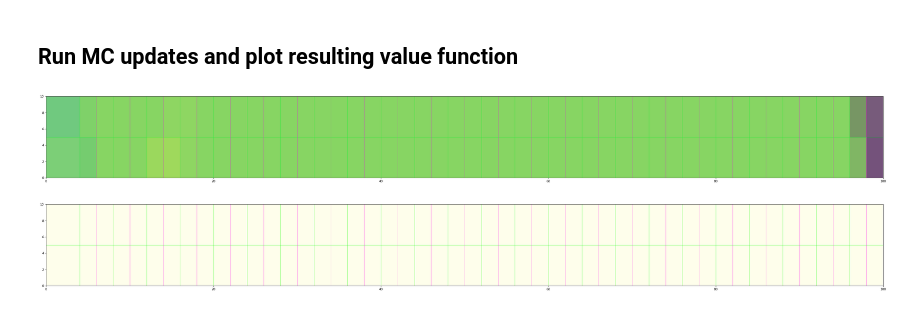
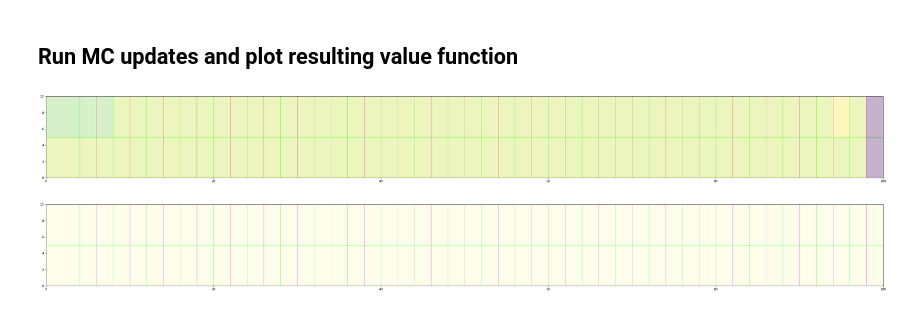
Before and after one commit to obisargoni/CrossingDynaAgent, a Jupyter notebook: plot_crossing_model.ipynb, the cells around one changed output. Cells and saved outputs as stored; diff of their text form; code cells hidden in the pictures.

Commit message:
Refactoring of plotting of value function into functions

```diff
--- a/plot_crossing_model.ipynb
+++ b/plot_crossing_model.ipynb
@@ -109,10 +109,10 @@ def highlight_tiling_group(tg, s = None, f = None, ax=None, linewidth=0.5, color
     rects = []
     for i,t in enumerate(tg.tilings):
         if s is not None:
-            r_bounds = state_tile(s, t)
+            r_bounds = state_bounds(s, t)
         else:
             fi = tg.decompose_feature(f)[i]
-            r_bounds = feature_tile(fi, t)
+            r_bounds = feature_bounds(fi, t)
         rects.append(r_bounds)
 
     # Now choose what to plot
@@ -134,3 +146,21 @@ def highlight_tiling_group(tg, s = None, f = None, ax=None, linewidth=0.5, color
+# %%
+def plot_feature_values(tg, features, values, figsize, nbins = 10, cmap = 'viridis', alpha = 0.5, op = 'union'):
+
+    # Bin values and get colours for each bin
+    hist, bin_edges = np.histogram(values, bins = nbins)
+    value_colors = cm.get_cmap(name = cmap, lut = len(bin_edges)).colors
+
+    ax = plt.figure(figsize=figsize).gca()
+    colors = distinctipy.get_colors(tg.ntilings)
+    plot_tiling_group(tg, ax=ax, linewidth=0.5, colors=colors)
+
+    for i, f in enumerate(features):
+        # Get bin
+        bin_ind = np.digitize(values[i], value_bin_edges) - 1
+        c = value_colors[bin_ind][:-1]
+        c = tuple(np.append(c, alpha))
+        _ = highlight_tiling_group(tg, f=f, ax=ax, colors=[c], op = op)
+    return ax
 # %% [markdown]
 ## Initialise road model with single pedestrian
 # %%
@@ -184,14 +214,5 @@ w_av = ped.internal_model.w.mean(axis = 1)
 N_av = ped.internal_model.N.mean(axis = 1)
 # %%
 # Loop through the nodes of the MDP - these are all the states
-mdp_nodes_features = ped.internal_model.dict_id_feature
-features = []
-values = []
-n_visits = []
-for n, f in mdp_nodes_features.items():
-    features.append(f)
-    q = np.matmul(f, w_av)
-    values.append(q)
-
-    num = np.matmul(f, N_av) / np.matmul(f,f)
-    n_visits.append(num)
+features = list(ped.internal_model.dict_id_feature.values())
+unpacked = unpack_feature_values(features, w = w_av, N = N_av)
@@ -206,28 +219,10 @@ n_colors = cm.get_cmap(name = 'magma', lut = len(n_bin_edges)).colors
-# %%
-# Plot value function
-ax = plt.figure(figsize=(road_length*0.5, road_width * 0.5)).gca()
-colors = distinctipy.get_colors(ped._tg.ntilings)
-plot_tiling_group(ped._tg, ax=ax, linewidth=0.5, colors=colors)
-
-for i, f in enumerate(features):
-    # Get bin
-    bin_ind = np.digitize(values[i], value_bin_edges) - 1
-    c = value_colors[bin_ind][:-1]
-    c = tuple(np.append(c, 0.5))
-    highlight_tiling_group(ped._tg, f=f, ax=ax, colors=[c], op = 'union')
-# %% [output]
-[figure, removed]
-# %%
-# Plot n visits
-ax = plt.figure(figsize=(road_length*0.5, road_width * 0.5)).gca()
-colors = distinctipy.get_colors(ped._tg.ntilings)
-plot_tiling_group(ped._tg, ax=ax, linewidth=0.5, colors=colors)
-
-for i, f in enumerate(features):
-    # Get bin
-    bin_ind = np.digitize(n_visits[i], value_bin_edges) - 1
-    c = n_colors[bin_ind][:-1]
-    c = tuple(np.append(c, 0.5))
-    highlight_tiling_group(ped._tg, f=f, ax=ax, colors=[c], op = 'intersection')
-# %% [output]
-[figure, removed]
+# %%
+# Plot value function
+ax = plot_feature_values(ped._tg, features, unpacked['values'], (road_length*0.5, road_width * 0.5), nbins = 10, cmap = 'viridis', alpha = 0.5, op = 'intersection')
+# %% [output]
+[figure, added]
+# %%
+# Plot n visits
+ax = plot_feature_values(ped._tg, features, unpacked['n_visits'], (road_length*0.5, road_width * 0.5), nbins = 10, cmap = 'magma', alpha = 0.5, op = 'intersection')
+# %% [output]
+[figure, added]
```
Also changed, not shown: parts of 7 cells of this notebook.
